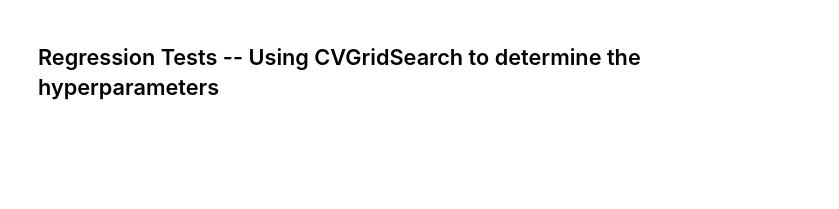
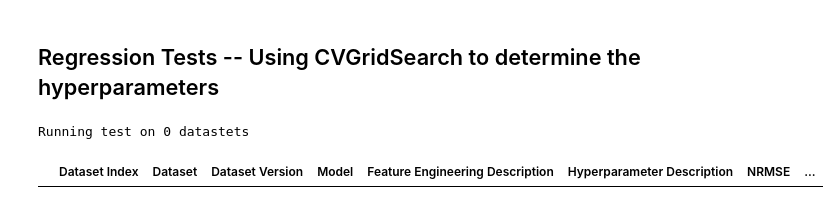
Before and after one commit to Brett-Kennedy/RotationFeatures, a Jupyter notebook: examples/Accuracy_Test_RotationFeatures.ipynb, the cells around one changed output. Cells and saved outputs as stored; diff of their text form; code cells hidden in the pictures; blank space fills up the shorter version.

```diff
--- a/examples/Accuracy_Test_RotationFeatures.ipynb
+++ b/examples/Accuracy_Test_RotationFeatures.ipynb
@@ -308,37 +324,42 @@ plot_results(summary_df, 'f1_macro')
 
 datasets_tester = de.DatasetsTester()
 
-matching_datasets = datasets_tester.find_datasets(problem_type = "regression")
+matching_datasets = datasets_tester.find_datasets(problem_type = "regression",
+                                                  min_num_numeric_features=2,
+                                                  max_num_numeric_features=10)
 
 datasets_tester.collect_data(max_num_datasets_used=NUM_DATASETS_REGRESSION_GRID_SEARCH,
                              preview_data=False,
                              save_local_cache=True,
                              check_local_cache=True,
                              path_local_cache=cache_folder)
 
 orig_parameters = {
      'dt__max_depth': (3,4,5,6)
 }
 
 rota_parameters = {
      'rota__degree_increment': (3,4,10,15,30),
      'dt__max_depth': (3,4,5,6)
 }
 
 orig_pipe = Pipeline([('dt', tree.DecisionTreeClassifier())])
 rota_pipe = Pipeline([('rota', RotationFeatures()), ('dt', tree.DecisionTreeClassifier())])
 
 # This provides an example using some non-default parameters.
 summary_df = datasets_tester.run_tests_grid_search(
         estimators_arr = [
             ("DT", "Original Features", "", orig_pipe),
             ("DT", "Rotation-based Features", "", rota_pipe)],
         parameters_arr=[orig_parameters, rota_parameters],
         num_cv_folds=3,
         show_warnings=False,
         partial_result_folder=partial_result_folder)
 
 display(summary_df)
+# %% [output]
+Running test on 0 datastets
+|  | Dataset Index | Dataset | Dataset Version | Model | Feature Engineering Description | Hyperparameter Description | NRMSE | ... |
 # %%
 summarize_results('Avg NRMSE')
 # %%
```
Also changed, not shown: parts of 9 cells of this notebook, 3 other files.
